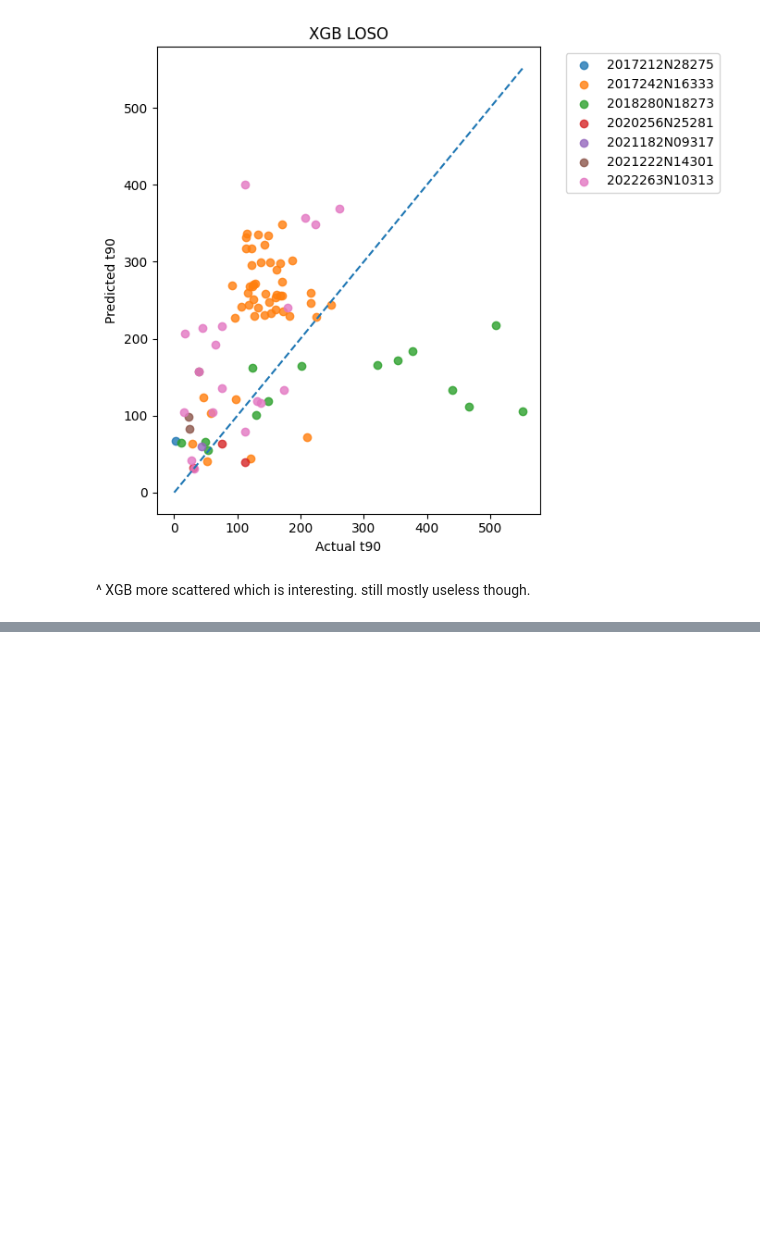
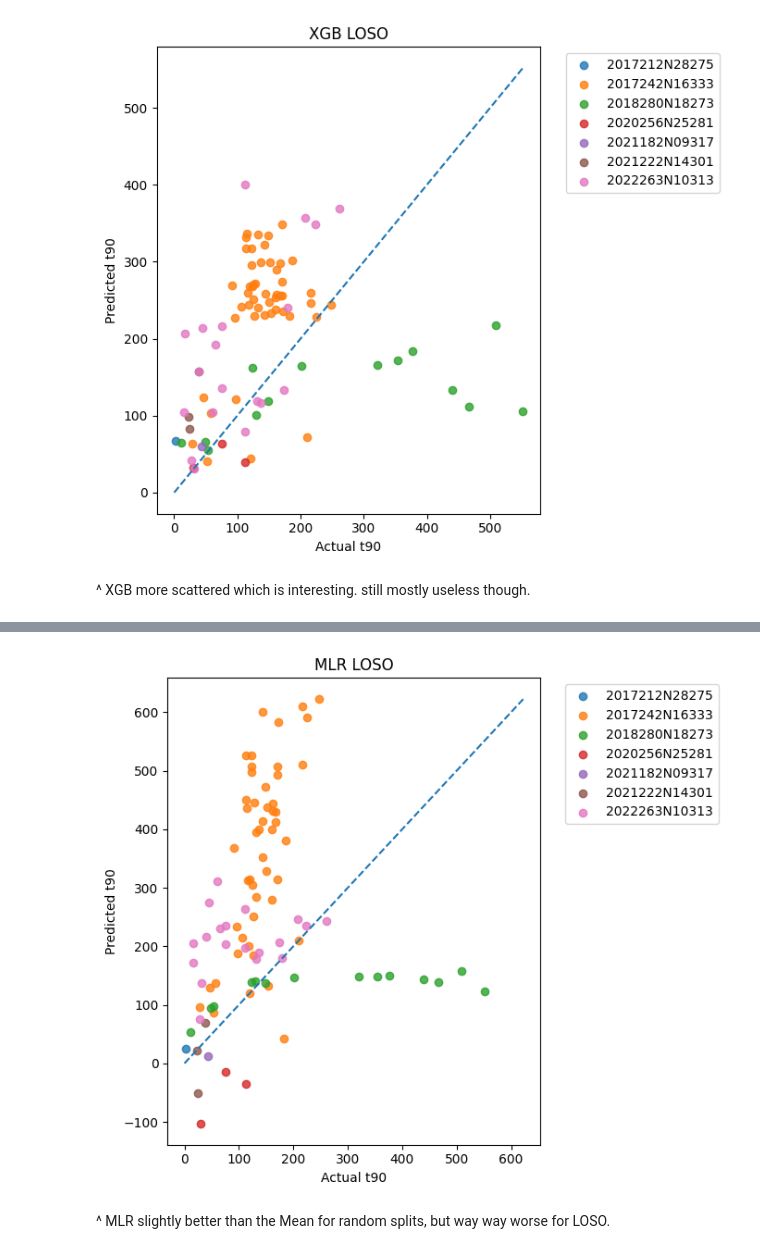
Before and after one commit to lukemccarvill/outage-recovery-forecasting, a Jupyter notebook: python_scripts/RF_vs_XGB.ipynb, the cells around one changed output, grey strips where cells are left out. Drawn from its saved outputs; the diff is of its cells as text; code cells hidden in the pictures; blank space fills up the shorter version.

```diff
--- a/python_scripts/RF_vs_XGB.ipynb
+++ b/python_scripts/RF_vs_XGB.ipynb
@@ -649,0 +882,10 @@ plot_scatter_by_storm(xgb_loso_preds, y.values, groups, "XGB LOSO")
+# %%
+# --- Cell: Add MLR / ordinary least squares linear regression ---
+
+from sklearn.linear_model import LinearRegression
+from sklearn.preprocessing import StandardScaler
+
+# For evaluation, use the same imputation-only preprocessing as RF/XGB.
+# This keeps the prediction task consistent.
+def get_linear_regression():
+    return LinearRegression()
@@ -649,0 +1092,45 @@ plot_scatter_by_storm(xgb_loso_preds, y.values, groups, "XGB LOSO")
+# %%
+# --- Cell: Predicted vs actual (MLR LOSO) ---
+
+import matplotlib.pyplot as plt
+import numpy as np
+
+def plot_scatter_by_storm(preds, y, groups, title):
+    plt.figure(figsize=(7, 6))
+
+    storms = groups.unique()
+
+    for storm in storms:
+        mask = groups == storm
+
+        plt.scatter(
+            y[mask],
+            preds[mask],
+            label=storm,
+            alpha=0.8
+        )
+
+    # 45-degree line
+    m = max(np.nanmax(y), np.nanmax(preds))
+    plt.plot([0, m], [0, m], "--")
+
+    plt.xlabel("Actual t90")
+    plt.ylabel("Predicted t90")
+    plt.title(title)
+
+    plt.legend(bbox_to_anchor=(1.05, 1), loc="upper left")
+    plt.tight_layout()
+    plt.show()
+
+
+# --- Plot for MLR ---
+plot_scatter_by_storm(
+    mlr_loso_preds,
+    y.values,
+    groups,
+    "MLR LOSO"
+)
+# %% [output]
+[figure, added]
+# %% [markdown]
+^ MLR slightly better than the Mean for random splits, but way way worse for LOSO.
```
Also changed, not shown: parts of 25 cells of this notebook, 6 other files.
